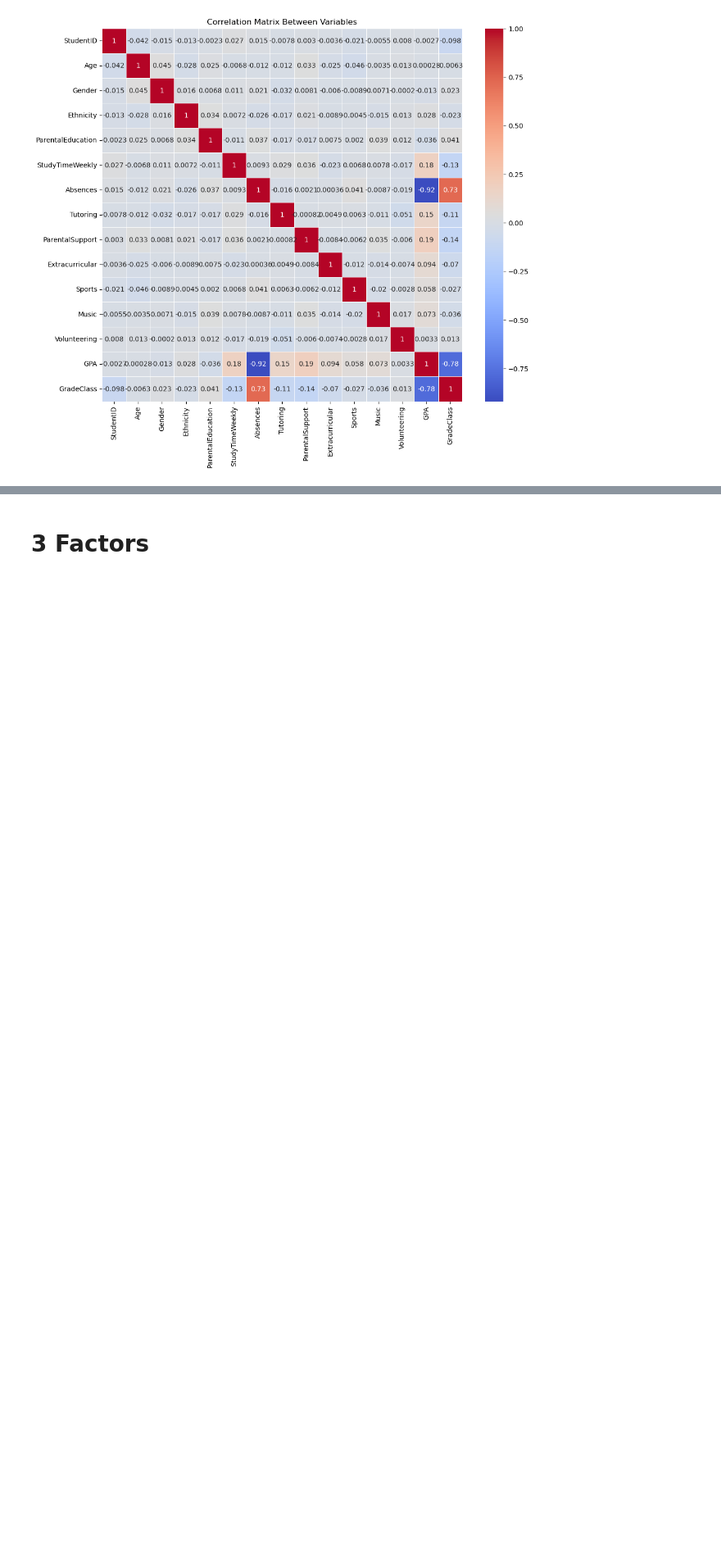
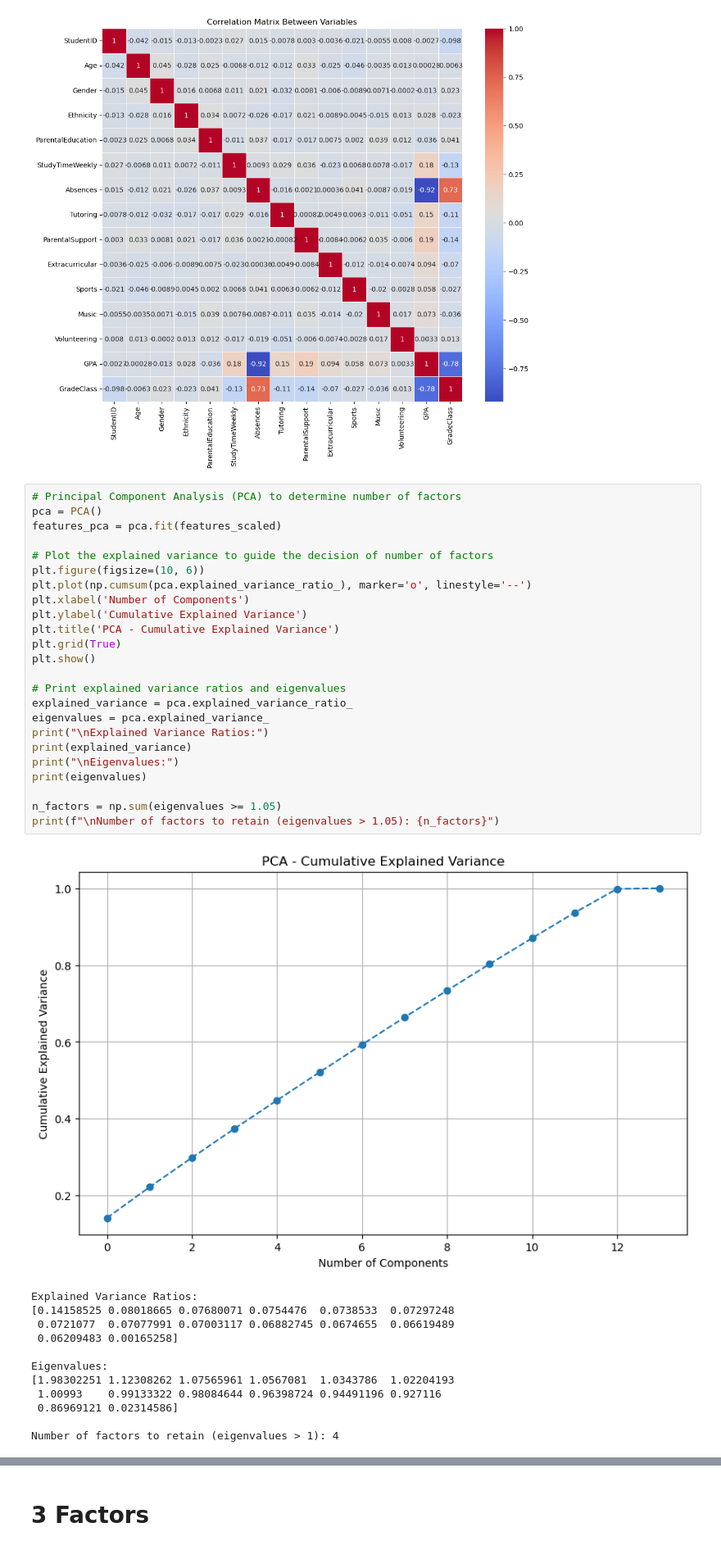
Before and after one commit to rohancshah21/cee5930-proj1, a Jupyter notebook: factor_analysis.ipynb, the cells around one changed output, grey strips where cells are left out. Shown: that part at 82% size. Drawn from its saved outputs; the diff is of its cells as text; blank space fills up the shorter version.

```diff
--- a/factor_analysis.ipynb
+++ b/factor_analysis.ipynb
@@ -95,4 +93,41 @@ plt.title('Correlation Matrix Between Variables')
 plt.show()
 # %% [output]
 [figure]
+# %%
+# Principal Component Analysis (PCA) to determine number of factors
+pca = PCA()
+features_pca = pca.fit(features_scaled)
+
+# Plot the explained variance to guide the decision of number of factors
+plt.figure(figsize=(10, 6))
+plt.plot(np.cumsum(pca.explained_variance_ratio_), marker='o', linestyle='--')
+plt.xlabel('Number of Components')
+plt.ylabel('Cumulative Explained Variance')
+plt.title('PCA - Cumulative Explained Variance')
+plt.grid(True)
+plt.show()
+
+# Print explained variance ratios and eigenvalues
+explained_variance = pca.explained_variance_ratio_
+eigenvalues = pca.explained_variance_
+print("\nExplained Variance Ratios:")
+print(explained_variance)
+print("\nEigenvalues:")
+print(eigenvalues)
+
+n_factors = np.sum(eigenvalues >= 1.05)
+print(f"\nNumber of factors to retain (eigenvalues > 1.05): {n_factors}")
+# %% [output]
+[figure, added]
+Explained Variance Ratios:
+[0.14158525 0.08018665 0.07680071 0.0754476  0.0738533  0.07297248
+ 0.0721077  0.07077991 0.07003117 0.06882745 0.0674655  0.06619489
+ 0.06209483 0.00165258]
+
+Eigenvalues:
+[1.98302251 1.12308262 1.07565961 1.0567081  1.0343786  1.02204193
+ 1.00993    0.99133322 0.98084644 0.96398724 0.94491196 0.927116
+ 0.86969121 0.02314586]
+
+Number of factors to retain (eigenvalues > 1): 4
 # %% [markdown]
```
Also changed, not shown: parts of 8 cells of this notebook.
